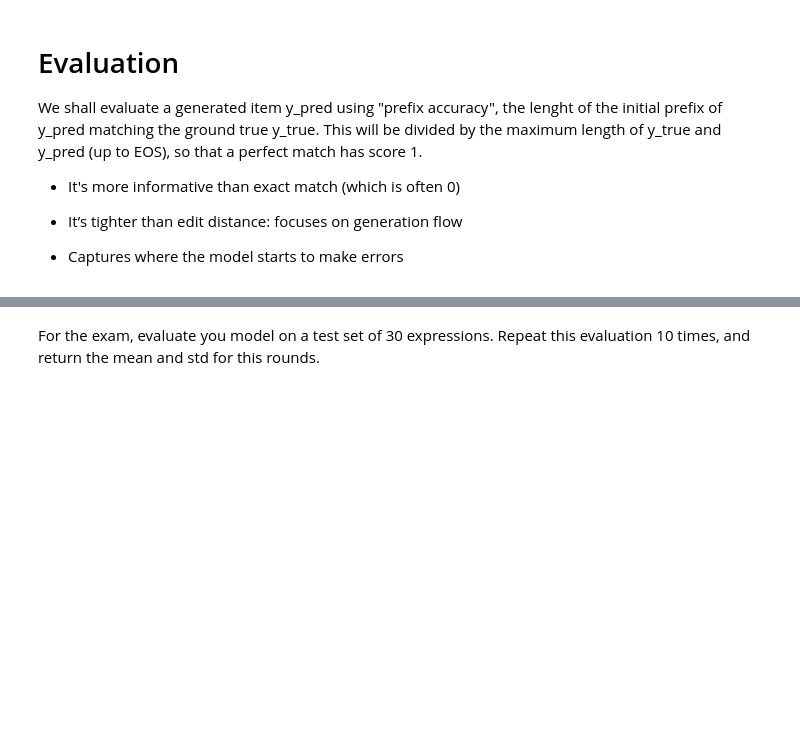
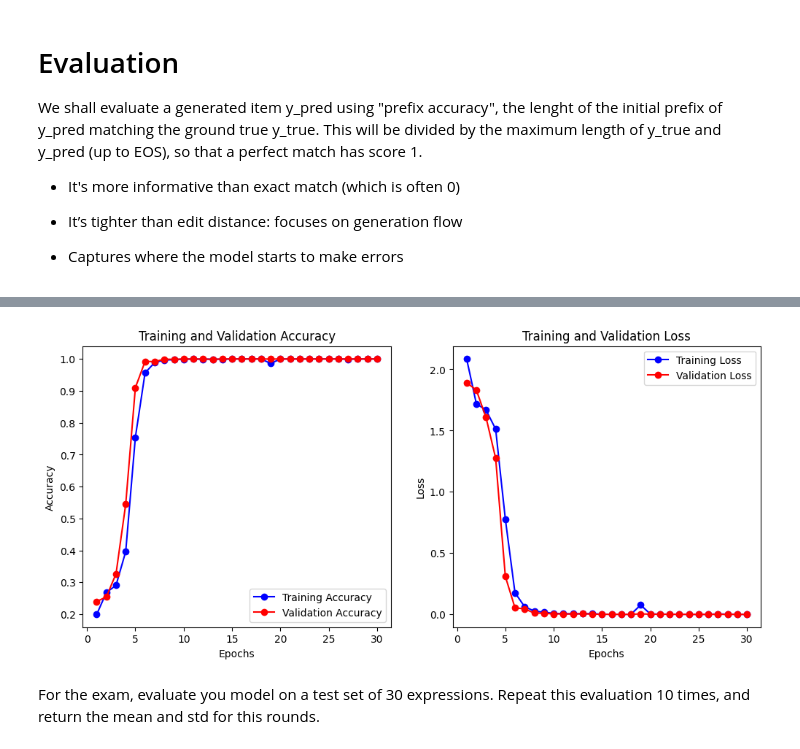
Before and after one commit to antodale/DL_infix_postfix_unibo_2025, a Jupyter notebook: Infix_to_postifx_notation_specification.ipynb, the cells around one changed output, grey strips where cells are left out. Saved outputs shown, nothing was run; the diff lists cells and outputs as text; code cells hidden in the pictures; blank space fills up the shorter version.

```diff
--- a/Infix_to_postifx_notation_specification.ipynb
+++ b/Infix_to_postifx_notation_specification.ipynb
@@ -199,0 +303,15 @@ PREFIX MATCH: 6/11 → 0.55
+# %%
+# --- Training ---
+BATCH_SIZE = 64
+EPOCHS = 30
+
+# Note: We pass TWO inputs [X_train, decoder_input_train]
+# and ONE target [Y_train]
+history = attention_model.fit(
+    x=[X_train, decoder_input_train],
+    y=Y_train,
+    validation_data=([X_val, decoder_input_val], Y_val),
+    batch_size=BATCH_SIZE,
+    epochs=EPOCHS,
+    # callbacks=[checkpoint, early_stopping]
+)
@@ -200,2 +336,37 @@ PREFIX MATCH: 6/11 → 0.55
+# %%
+import matplotlib.pyplot as plt
+
+# 1. Capture the history (you likely already have this line)
+# history = model.fit(...)
+
+# 2. Extract the data
+acc = history.history['accuracy']
+val_acc = history.history['val_accuracy']
+loss = history.history['loss']
+val_loss = history.history['val_loss']
+epochs = range(1, len(acc) + 1)
+
+# 3. Plot Accuracy
+plt.figure(figsize=(12, 5))
+plt.subplot(1, 2, 1)
+plt.plot(epochs, acc, 'bo-', label='Training Accuracy')
+plt.plot(epochs, val_acc, 'ro-', label='Validation Accuracy')
+plt.title('Training and Validation Accuracy')
+plt.xlabel('Epochs')
+plt.ylabel('Accuracy')
+plt.legend()
+
+# 4. Plot Loss
+plt.subplot(1, 2, 2)
+plt.plot(epochs, loss, 'bo-', label='Training Loss')
+plt.plot(epochs, val_loss, 'ro-', label='Validation Loss')
+plt.title('Training and Validation Loss')
+plt.xlabel('Epochs')
+plt.ylabel('Loss')
+plt.legend()
+
+plt.show()
+# %% [output]
+[figure, added]
 # %% [markdown]
 For the exam, evaluate you model on a test set of 30 expressions. Repeat this evaluation 10 times, and return the mean and std for this rounds.
```
Also changed, not shown: parts of 10 cells of this notebook, 6 other files.
